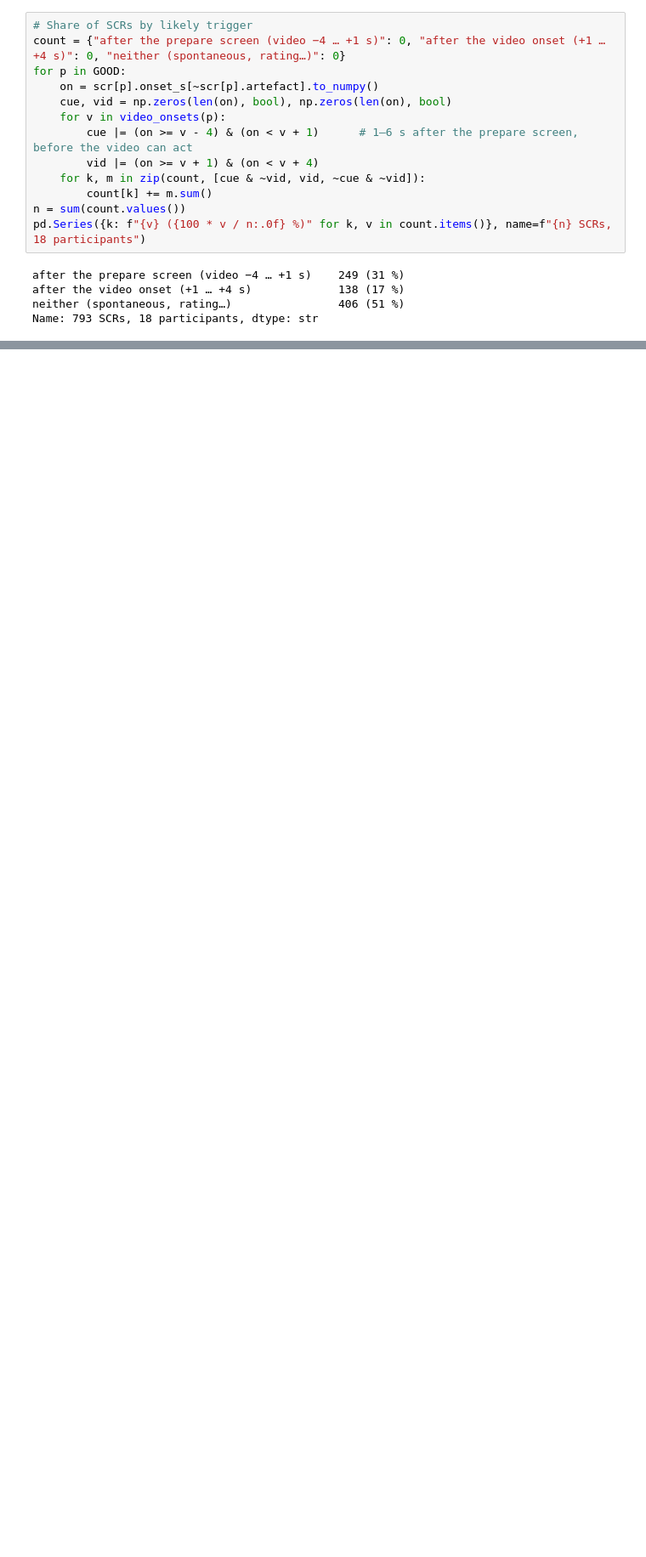
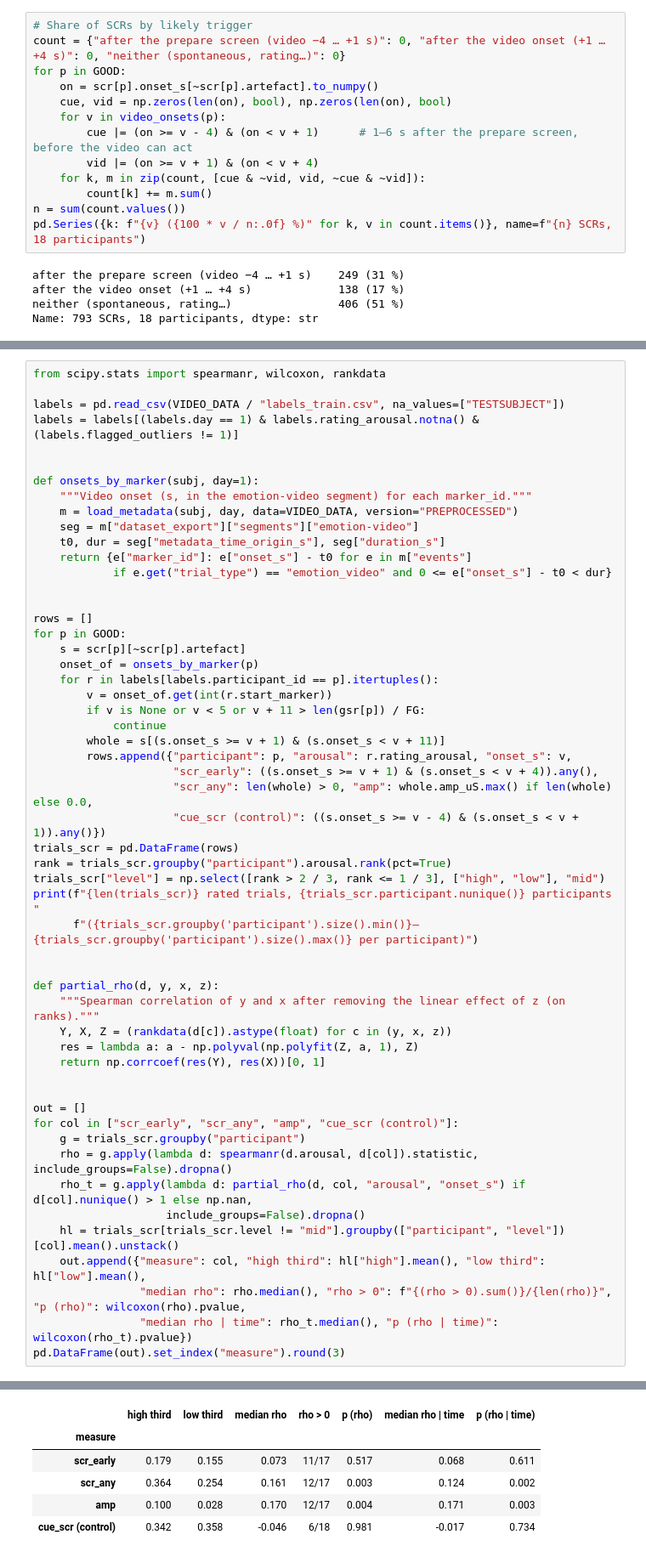
Before and after one commit to miakovlevv/habs-team06, a Jupyter notebook: latence/hugo_brain_skin.ipynb, the cells around one changed output, grey strips where cells are left out. Shown at 85% size. Drawn from its saved outputs; the diff is of its cells as text; blank space fills up the shorter version.

Commit message:
Brain-skin 3.2c: test SCR occurrence against arousal ratings

```diff
--- a/latence/hugo_brain_skin.ipynb
+++ b/latence/hugo_brain_skin.ipynb
@@ -387,0 +396,55 @@ Name: 793 SCRs, 18 participants, dtype: str
+# %%
+from scipy.stats import spearmanr, wilcoxon, rankdata
+
+labels = pd.read_csv(VIDEO_DATA / "labels_train.csv", na_values=["TESTSUBJECT"])
+labels = labels[(labels.day == 1) & labels.rating_arousal.notna() & (labels.flagged_outliers != 1)]
+
+
+def onsets_by_marker(subj, day=1):
+    """Video onset (s, in the emotion-video segment) for each marker_id."""
+    m = load_metadata(subj, day, data=VIDEO_DATA, version="PREPROCESSED")
+    seg = m["dataset_export"]["segments"]["emotion-video"]
+    t0, dur = seg["metadata_time_origin_s"], seg["duration_s"]
+    return {e["marker_id"]: e["onset_s"] - t0 for e in m["events"]
+            if e.get("trial_type") == "emotion_video" and 0 <= e["onset_s"] - t0 < dur}
+
+
+rows = []
+for p in GOOD:
+    s = scr[p][~scr[p].artefact]
+    onset_of = onsets_by_marker(p)
+    for r in labels[labels.participant_id == p].itertuples():
+        v = onset_of.get(int(r.start_marker))
+        if v is None or v < 5 or v + 11 > len(gsr[p]) / FG:
+            continue
+        whole = s[(s.onset_s >= v + 1) & (s.onset_s < v + 11)]
+        rows.append({"participant": p, "arousal": r.rating_arousal, "onset_s": v,
+                     "scr_early": ((s.onset_s >= v + 1) & (s.onset_s < v + 4)).any(),
+                     "scr_any": len(whole) > 0, "amp": whole.amp_uS.max() if len(whole) else 0.0,
+                     "cue_scr (control)": ((s.onset_s >= v - 4) & (s.onset_s < v + 1)).any()})
+trials_scr = pd.DataFrame(rows)
+rank = trials_scr.groupby("participant").arousal.rank(pct=True)
+trials_scr["level"] = np.select([rank > 2 / 3, rank <= 1 / 3], ["high", "low"], "mid")
+print(f"{len(trials_scr)} rated trials, {trials_scr.participant.nunique()} participants "
+      f"({trials_scr.groupby('participant').size().min()}–{trials_scr.groupby('participant').size().max()} per participant)")
+
+
+def partial_rho(d, y, x, z):
+    """Spearman correlation of y and x after removing the linear effect of z (on ranks)."""
+    Y, X, Z = (rankdata(d[c]).astype(float) for c in (y, x, z))
+    res = lambda a: a - np.polyval(np.polyfit(Z, a, 1), Z)
+    return np.corrcoef(res(Y), res(X))[0, 1]
+
+
+out = []
+for col in ["scr_early", "scr_any", "amp", "cue_scr (control)"]:
+    g = trials_scr.groupby("participant")
+    rho = g.apply(lambda d: spearmanr(d.arousal, d[col]).statistic, include_groups=False).dropna()
+    rho_t = g.apply(lambda d: partial_rho(d, col, "arousal", "onset_s") if d[col].nunique() > 1 else np.nan,
+                    include_groups=False).dropna()
+    hl = trials_scr[trials_scr.level != "mid"].groupby(["participant", "level"])[col].mean().unstack()
+    out.append({"measure": col, "high third": hl["high"].mean(), "low third": hl["low"].mean(),
+                "median rho": rho.median(), "rho > 0": f"{(rho > 0).sum()}/{len(rho)}", "p (rho)": wilcoxon(rho).pvalue,
+                "median rho | time": rho_t.median(), "p (rho | time)": wilcoxon(rho_t).pvalue})
+pd.DataFrame(out).set_index("measure").round(3)
+# %% [output]
@@ -388,3 +452,9 @@ Name: 793 SCRs, 18 participants, dtype: str
+|  | high third | low third | median rho | rho > 0 | p (rho) | median rho | time | p (rho | time) |
+| measure |  |  |  |  |  |  |  |
+| scr_early | 0.179 | 0.155 | 0.073 | 11/17 | 0.517 | 0.068 | 0.611 |
+| scr_any | 0.364 | 0.254 | 0.161 | 12/17 | 0.003 | 0.124 | 0.002 |
+| amp | 0.100 | 0.028 | 0.170 | 12/17 | 0.004 | 0.171 | 0.003 |
+| cue_scr (control) | 0.342 | 0.358 | -0.046 | 6/18 | 0.981 | -0.017 | 0.734 |
 # %% [markdown]
 **Observations (20 participants, day 1)** — (numbers from a full run on 20 November)
 - **Unusable**: P017 and P097 (flat GSR ≈ 7.8 µS: raw voltage near 0 V, i.e. electrodes not connected). **18 participants left.**
```
Also changed, not shown: parts of 5 cells of this notebook.
